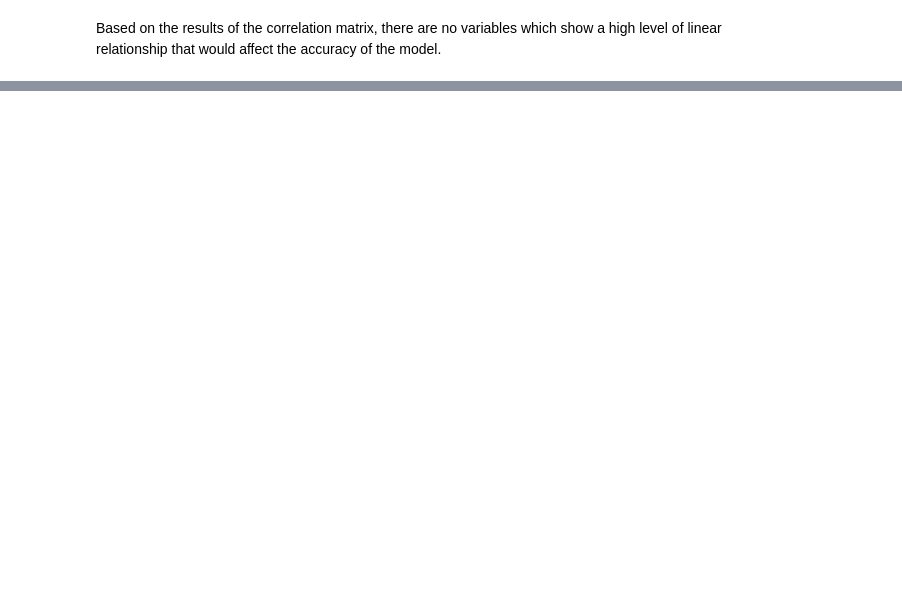
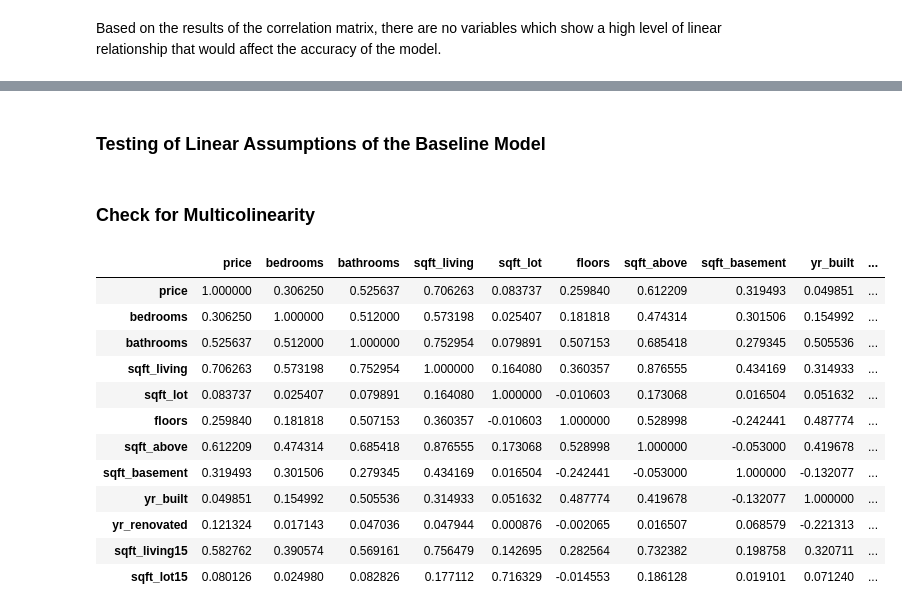
Before and after one commit to WatiriVivian/Phase2-DataScience-Project, a Jupyter notebook: student.ipynb, the cells around one changed output, grey strips where cells are left out. Cells and saved outputs as stored; diff of their text form; code cells hidden in the pictures; blank space fills up the shorter version.

Commit message:
Working on Linear Regression

```diff
--- a/student.ipynb
+++ b/student.ipynb
@@ -458,0 +426,9 @@ dtype: object
+# %%
+kingcounty_df['date'] = pd.to_datetime(kingcounty_df['date'])
+#Extract the month from the date column and create a new column
+kingcounty_df['month'] = kingcounty_df['date'].dt.month
+#Map months to correspondng seasons
+season_mapping = {1: 'Winter', 2: 'Winter', 3: 'Spring', 4: 'Spring', 5: 'Spring', 6: 'Summer',
+                  7: 'Summer', 8: 'Summer', 9: 'Fall', 10: 'Fall', 11: 'Fall', 12: 'Winter'}
+kingcounty_df['season'] = kingcounty_df['month'].map(season_mapping)
+kingcounty_df
@@ -458,0 +439,3 @@ dtype: object
+# %%
+data_df = kingcounty_df.drop(["id", "view", "condition", "grade", "view_num", "waterfront_num", "date_column","zipcode","lat","long"], axis=1)
+data_df
@@ -458,0 +516,20 @@ dtype: object
+# %% [markdown]
+### Testing of Linear Assumptions of the Baseline Model
+# %% [markdown]
+### Check for Multicolinearity
+# %%
+data_df.corr()
+# %% [output]
+|  | price | bedrooms | bathrooms | sqft_living | sqft_lot | floors | sqft_above | sqft_basement | yr_built | ... |
+| price | 1.000000 | 0.306250 | 0.525637 | 0.706263 | 0.083737 | 0.259840 | 0.612209 | 0.319493 | 0.049851 | ... |
+| bedrooms | 0.306250 | 1.000000 | 0.512000 | 0.573198 | 0.025407 | 0.181818 | 0.474314 | 0.301506 | 0.154992 | ... |
+| bathrooms | 0.525637 | 0.512000 | 1.000000 | 0.752954 | 0.079891 | 0.507153 | 0.685418 | 0.279345 | 0.505536 | ... |
+| sqft_living | 0.706263 | 0.573198 | 0.752954 | 1.000000 | 0.164080 | 0.360357 | 0.876555 | 0.434169 | 0.314933 | ... |
+| sqft_lot | 0.083737 | 0.025407 | 0.079891 | 0.164080 | 1.000000 | -0.010603 | 0.173068 | 0.016504 | 0.051632 | ... |
+| floors | 0.259840 | 0.181818 | 0.507153 | 0.360357 | -0.010603 | 1.000000 | 0.528998 | -0.242441 | 0.487774 | ... |
+| sqft_above | 0.612209 | 0.474314 | 0.685418 | 0.876555 | 0.173068 | 0.528998 | 1.000000 | -0.053000 | 0.419678 | ... |
+| sqft_basement | 0.319493 | 0.301506 | 0.279345 | 0.434169 | 0.016504 | -0.242441 | -0.053000 | 1.000000 | -0.132077 | ... |
+| yr_built | 0.049851 | 0.154992 | 0.505536 | 0.314933 | 0.051632 | 0.487774 | 0.419678 | -0.132077 | 1.000000 | ... |
+| yr_renovated | 0.121324 | 0.017143 | 0.047036 | 0.047944 | 0.000876 | -0.002065 | 0.016507 | 0.068579 | -0.221313 | ... |
+| sqft_living15 | 0.582762 | 0.390574 | 0.569161 | 0.756479 | 0.142695 | 0.282564 | 0.732382 | 0.198758 | 0.320711 | ... |
+| sqft_lot15 | 0.080126 | 0.024980 | 0.082826 | 0.177112 | 0.716329 | -0.014553 | 0.186128 | 0.019101 | 0.071240 | ... |
```
Also changed, not shown: parts of 24 cells of this notebook.
